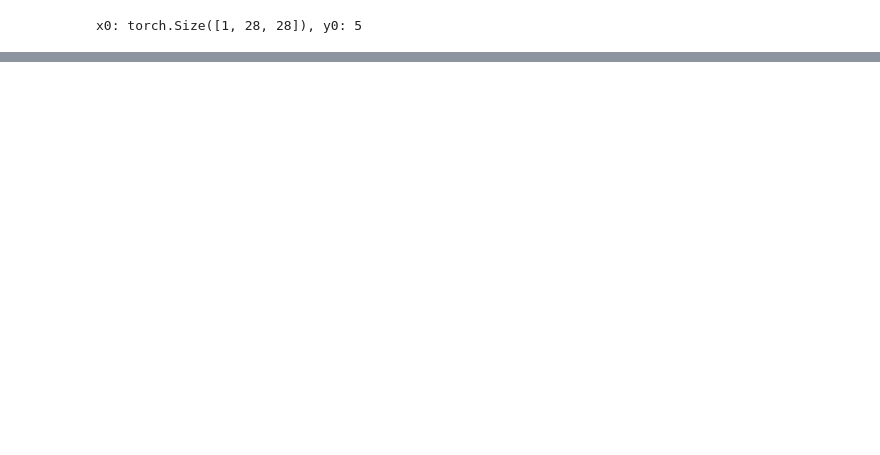
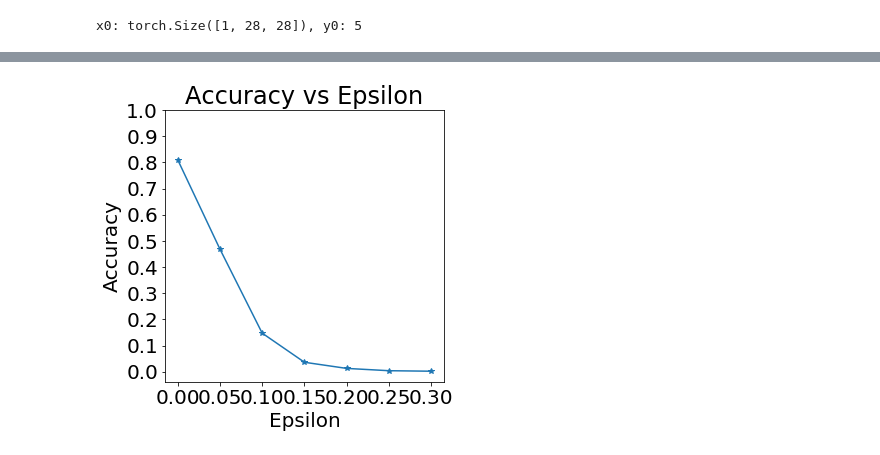
Before and after one commit to nadavhalahmi/DL_Final_Project, a Jupyter notebook: tutorial3-MLP.ipynb, the cells around one changed output, grey strips where cells are left out. Cells and saved outputs as stored; diff of their text form; code cells hidden in the pictures; blank space fills up the shorter version.

```diff
--- a/tutorial3-MLP.ipynb
+++ b/tutorial3-MLP.ipynb
@@ -21,15 +23,15 @@ device = torch.device("cuda" if (use_cuda and torch.cuda.is_available()) else "c
 tf_ds = torchvision.transforms.ToTensor()
 
 batch_size = 512
-train_size = batch_size * 10
-test_size = batch_size * 2
+train_size = batch_size * 10 #TODO: remove this 512
+test_size = batch_size * 2 #TODO: remove this 512
 
 # Datasets and loaders
 ds_train = torchvision.datasets.MNIST(root=root_dir, download=True, train=True, transform=tf_ds)
 dl_train = torch.utils.data.DataLoader(ds_train, batch_size,
                                        sampler=torch.utils.data.SubsetRandomSampler(range(0,train_size)))
 ds_test =  torchvision.datasets.MNIST(root=root_dir, download=True, train=False, transform=tf_ds)
-dl_test = torch.utils.data.DataLoader(ds_test, batch_size,
+dl_test = torch.utils.data.DataLoader(ds_test, batch_size=1,
                                        sampler=torch.utils.data.SubsetRandomSampler(range(0,test_size)))
 
 x0, y0 = ds_train[0]
@@ -76,7 +78,7 @@ model = MLP(D_in=n_features, hidden_dims=[32, 32, 32], D_out=n_classes, nonlin='
 # Optimizer over our model's parameters
 optimizer = torch.optim.SGD(params=model.parameters(), lr=5e-2, weight_decay=0.01, momentum=0.9)
 # %%
-epsilons = [0, .3]
+epsilons = [0, .05, .1, .15, .2, .25, .3]
 
 # FGSM attack code
 def fgsm_attack(image, epsilon, data_grad):
@@ -145,7 +147,7 @@ def test( model, device, test_loader, epsilon ):
             continue
 
         # Calculate the loss
-        loss = nn.nll_loss(output, target)
+        loss = F.nll_loss(output, target)
 
         # Zero all existing gradients
         model.zero_grad()
@@ -182,3 +184,12 @@ def test( model, device, test_loader, epsilon ):
 
     # Return the accuracy and an adversarial example
     return final_acc, adv_examples
+# %%
+accuracies = []
+examples = []
+
+# Run test for each epsilon
+for eps in epsilons:
+    acc, ex = test(model, device, dl_test, eps)
+    accuracies.append(acc)
+    examples.append(ex)
@@ -184,0 +221,11 @@ def test( model, device, test_loader, epsilon ):
+# %%
+plt.figure(figsize=(5,5))
+plt.plot(epsilons, accuracies, "*-")
+plt.yticks(np.arange(0, 1.1, step=0.1))
+plt.xticks(np.arange(0, .35, step=0.05))
+plt.title("Accuracy vs Epsilon")
+plt.xlabel("Epsilon")
+plt.ylabel("Accuracy")
+plt.show()
+# %% [output]
+[figure, added]
```
Also changed, not shown: parts of 8 cells of this notebook.
